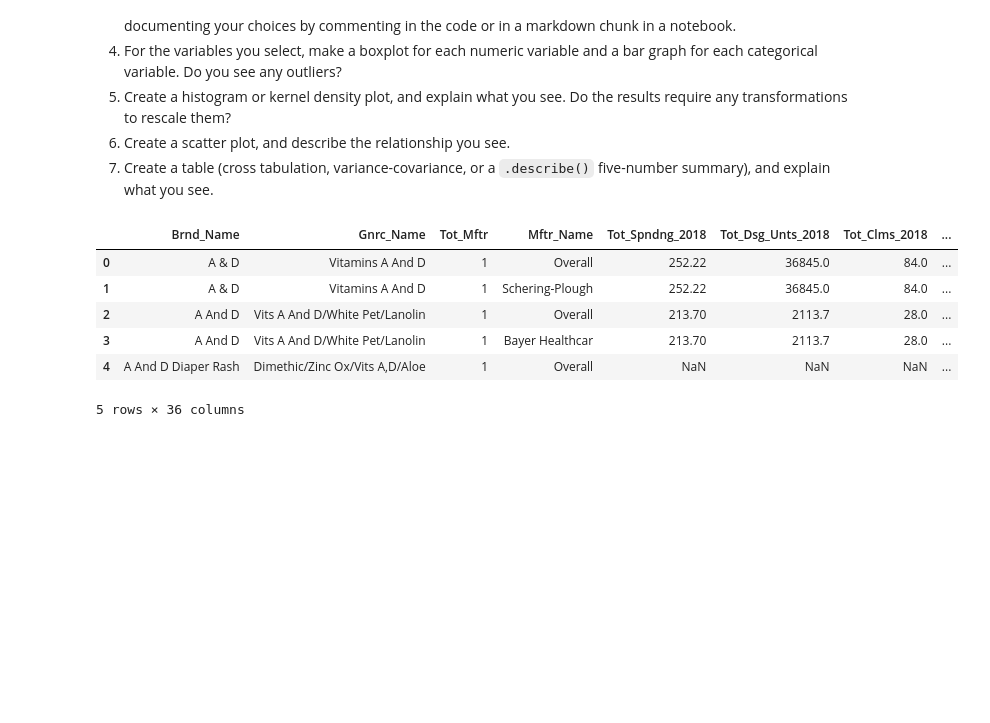
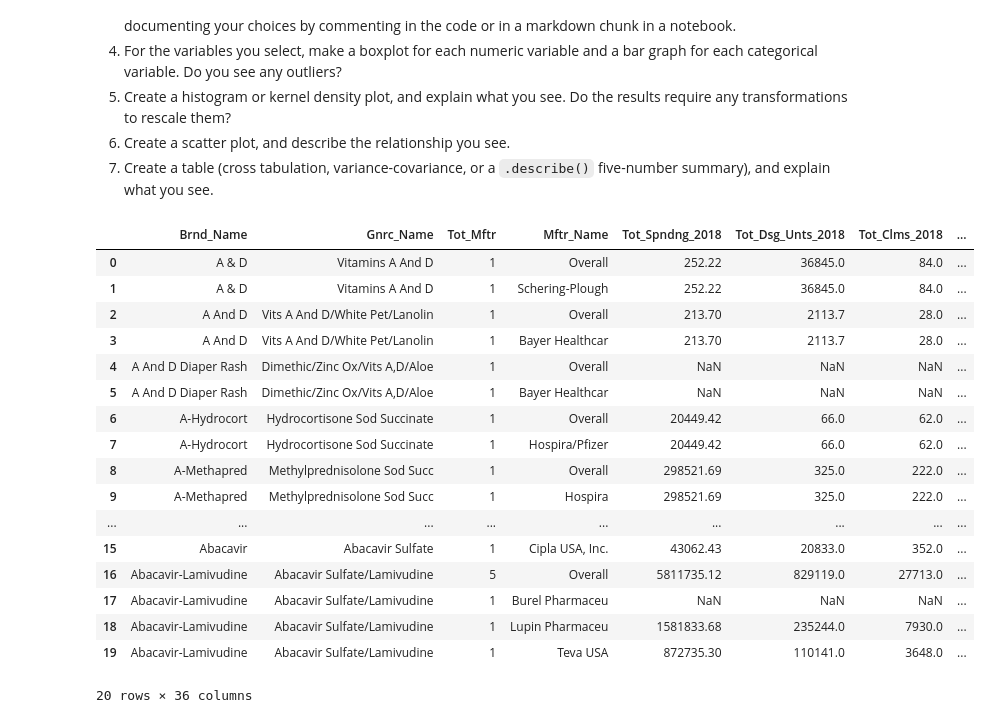
Before and after one commit to natalieassaad/visualization, a Jupyter notebook: assignment/assignment.ipynb, the cells around one changed output. Cells and saved outputs as stored; diff of their text form; code cells hidden in the pictures; blank space fills up the shorter version.

```diff
--- a/assignment/assignment.ipynb
+++ b/assignment/assignment.ipynb
@@ -260,16 +260,32 @@ For some context, the Federal government ultimately spent about $4.4 trillion in
 7. Create a scatter plot, and describe the relationship you see.
 8. Create a table (cross tabulation, variance-covariance, or a `.describe()` five-number summary), and explain what you see.
 # %%
-cvd = pd.read_csv('/DSD_MCD_RY24_P06_V20_D22_BGM.csv')
-cvd.head()
+import pandas as pd
+import numpy as np
+import matplotlib.pyplot as plt
+import seaborn as sns
+
+med = pd.read_csv('/DSD_MCD_RY24_P06_V20_D22_BGM.csv')
+med.head(20)
 # %% [output]
 |  | Brnd_Name | Gnrc_Name | Tot_Mftr | Mftr_Name | Tot_Spndng_2018 | Tot_Dsg_Unts_2018 | Tot_Clms_2018 | ... |
 | 0 | A & D | Vitamins A And D | 1 | Overall | 252.22 | 36845.0 | 84.0 | ... |
 | 1 | A & D | Vitamins A And D | 1 | Schering-Plough | 252.22 | 36845.0 | 84.0 | ... |
 | 2 | A And D | Vits A And D/White Pet/Lanolin | 1 | Overall | 213.70 | 2113.7 | 28.0 | ... |
 | 3 | A And D | Vits A And D/White Pet/Lanolin | 1 | Bayer Healthcar | 213.70 | 2113.7 | 28.0 | ... |
 | 4 | A And D Diaper Rash | Dimethic/Zinc Ox/Vits A,D/Aloe | 1 | Overall | NaN | NaN | NaN | ... |
+| 5 | A And D Diaper Rash | Dimethic/Zinc Ox/Vits A,D/Aloe | 1 | Bayer Healthcar | NaN | NaN | NaN | ... |
+| 6 | A-Hydrocort | Hydrocortisone Sod Succinate | 1 | Overall | 20449.42 | 66.0 | 62.0 | ... |
+| 7 | A-Hydrocort | Hydrocortisone Sod Succinate | 1 | Hospira/Pfizer | 20449.42 | 66.0 | 62.0 | ... |
+| 8 | A-Methapred | Methylprednisolone Sod Succ | 1 | Overall | 298521.69 | 325.0 | 222.0 | ... |
+| 9 | A-Methapred | Methylprednisolone Sod Succ | 1 | Hospira | 298521.69 | 325.0 | 222.0 | ... |
+| ... | ... | ... | ... | ... | ... | ... | ... | ... |
+| 15 | Abacavir | Abacavir Sulfate | 1 | Cipla USA, Inc. | 43062.43 | 20833.0 | 352.0 | ... |
+| 16 | Abacavir-Lamivudine | Abacavir Sulfate/Lamivudine | 5 | Overall | 5811735.12 | 829119.0 | 27713.0 | ... |
+| 17 | Abacavir-Lamivudine | Abacavir Sulfate/Lamivudine | 1 | Burel Pharmaceu | NaN | NaN | NaN | ... |
+| 18 | Abacavir-Lamivudine | Abacavir Sulfate/Lamivudine | 1 | Lupin Pharmaceu | 1581833.68 | 235244.0 | 7930.0 | ... |
+| 19 | Abacavir-Lamivudine | Abacavir Sulfate/Lamivudine | 1 | Teva USA | 872735.30 | 110141.0 | 3648.0 | ... |
-5 rows × 36 columns
+20 rows × 36 columns
 # %%
 # 2. Does the data dictionary document how missings are handled? For categorical variables,
 # does it describe the possible values and missing value codes? For the numeric variables,
```
Also changed, not shown: parts of 9 cells of this notebook.
